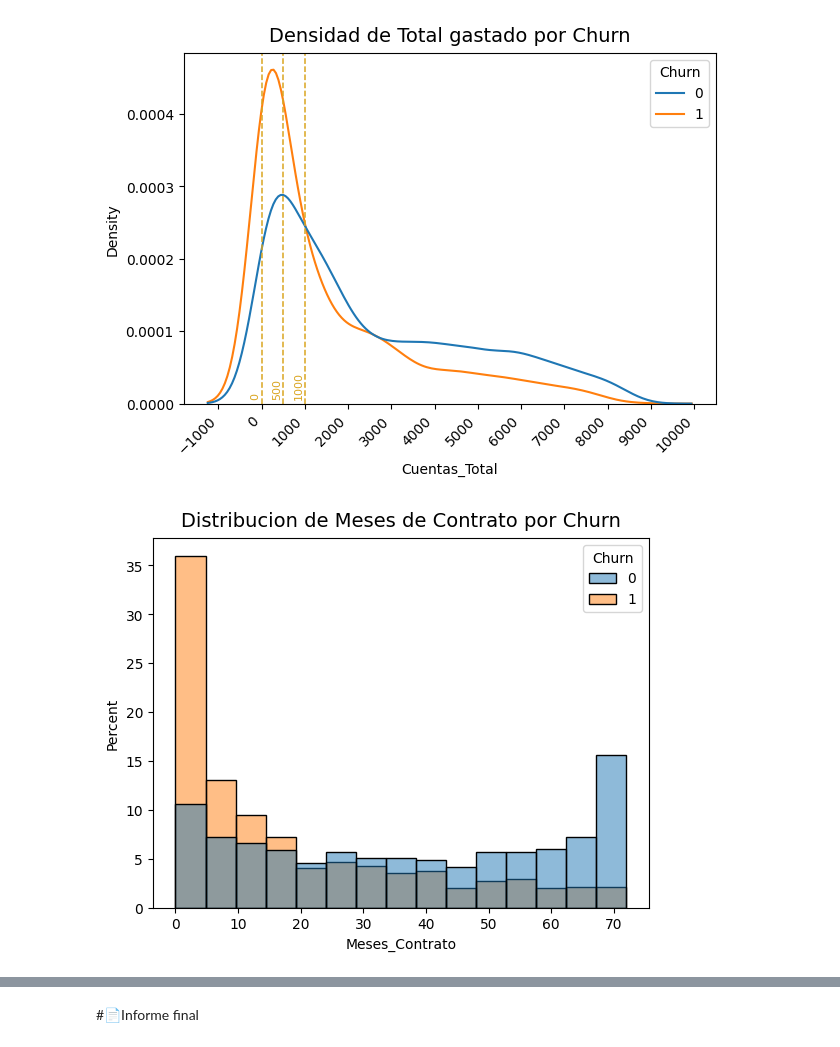
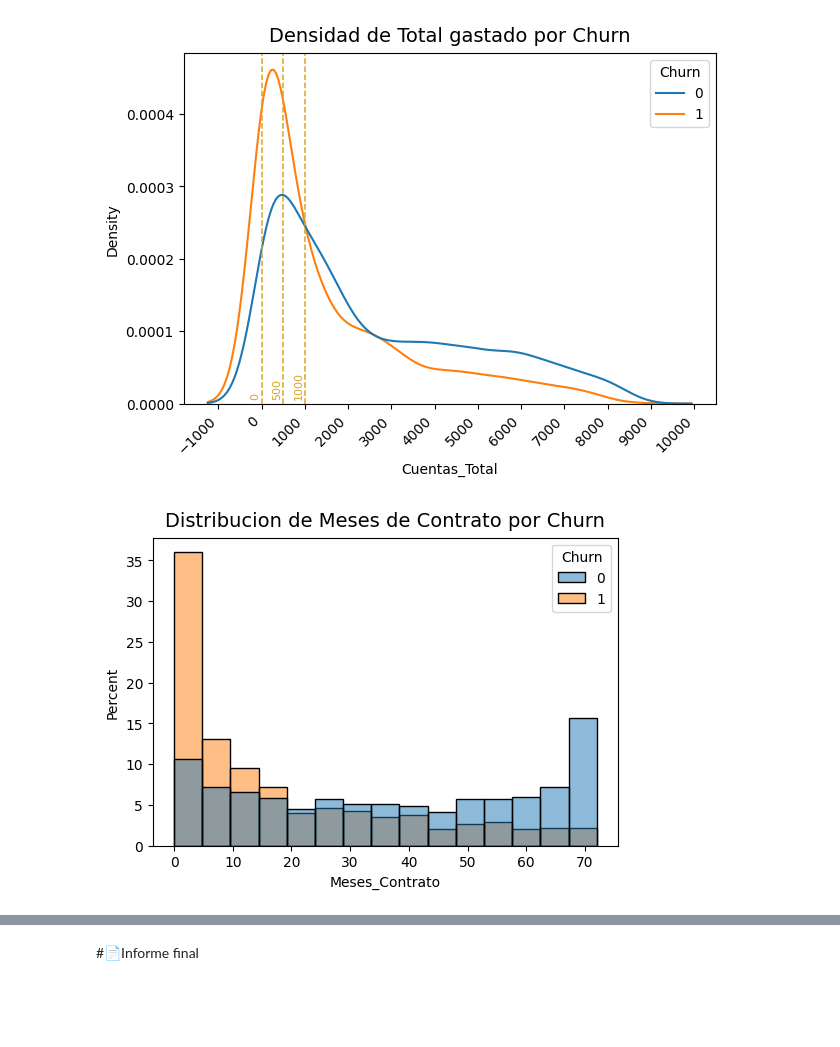
Before and after one commit to rmedi21/challenge-telecom-x, a Jupyter notebook: TelecomX_LATAM.ipynb, the cells around one changed output, grey strips where cells are left out. Drawn from its saved outputs; the diff is of its cells as text; code cells hidden in the pictures; blank space fills up the shorter version.

```diff
--- a/TelecomX_LATAM.ipynb
+++ b/TelecomX_LATAM.ipynb
@@ -96,7 +96,7 @@ df['Charges.Total'] = df['Charges.Total'].astype(float)
 # OnlineSecurity, OnlineBackup, DeviceProtection, TechSupport, StreamingTV, StreamingMovies
 #   Si InternetService = No -> replace('No internet service', 'No')
 filtro = df[df['InternetService'] == 'No'].index
-df.loc[filtro, df.columns[10:16]] = 'No'
+df.loc[filtro, df.columns[9:15]] = 'No'
 
 # MultipleLines
 #   Si PhoneService = No -> replace('No phone service', 'No')
@@ -231,15 +246,21 @@ plt.show()
 # %%
 # Distribucion de Meses de Contrato por Churn:
 # -Los clientes que fugan tienen menos meses de contrato
 # -A medida que aumentan los meses de contrato mas clientes permanecen
 anchobin = ancho_bin(df, 'Meses_Contrato')
 
+fig, ax = plt.subplots(figsize=(6, 4))
+
 sns.histplot(
     data=df, x="Meses_Contrato", hue="Churn",
-    stat="percent", binwidth=anchobin, common_norm=False
+    stat="percent", binwidth=anchobin, common_norm=False,
+    ax=ax
 )
 
 plt.title("Distribucion de Meses de Contrato por Churn", y=1.01, fontsize=14)
+
 plt.show()
+# plt.savefig("distribucion_meses_contrato_churn.png", bbox_inches='tight', dpi=300)
+# plt.close()
 # %% [output]
-[figure, old version]
+[figure, new version]
```
Also changed, not shown: parts of 8 cells of this notebook.
